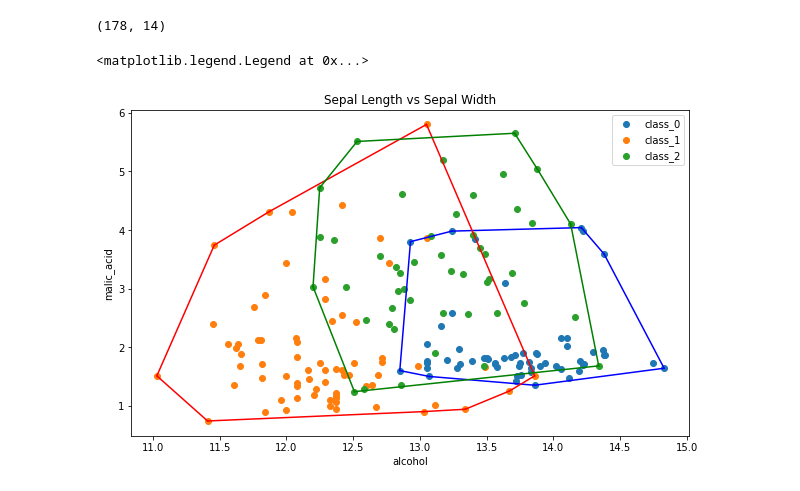
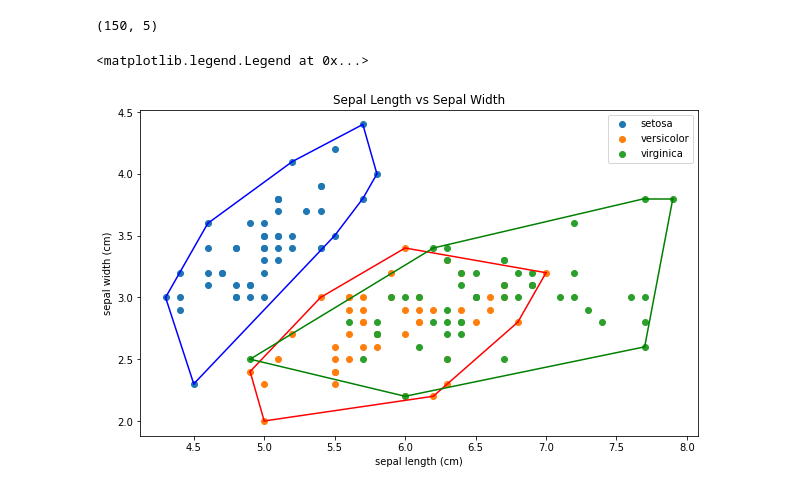
Before and after one commit to kibare/13520111_Tucil2, a Jupyter notebook: src/visualizer.ipynb, the cells around one changed output. Saved outputs shown, nothing was run; the diff lists cells and outputs as text; code cells hidden in the pictures.

```diff
--- a/src/visualizer.ipynb
+++ b/src/visualizer.ipynb
@@ -1,30 +1,30 @@
 # %%
 import matplotlib.pyplot as plt
 from sklearn import datasets
 from convexhull import myHull
 import pandas as pd
 import matplotlib.pyplot as plt
 
-data = datasets.load_wine()
+data = datasets.load_iris()
 df = pd.DataFrame(data.data, columns=data.feature_names)
 df['Target'] = pd.DataFrame(data.target)
 print(df.shape)
 df.head()
 
 plt.figure(figsize = (10, 6))
 colors = ['b','r','g']
 plt.title('Sepal Length vs Sepal Width')
 plt.xlabel(data.feature_names[0])
 plt.ylabel(data.feature_names[1])
 for i in range(len(data.target_names)):
     bucket = df[df['Target'] == i]
     bucket = bucket.iloc[:,[0,1]].values
     hull = myHull(bucket)
     plt.scatter(bucket[:, 0], bucket[:, 1], label=data.target_names[i])
     for simplex in hull:
         plt.plot(bucket[simplex, 0], bucket[simplex, 1], colors[i])
 plt.legend()
 # %% [output]
-(178, 14)
+(150, 5)
 <matplotlib.legend.Legend at 0x...>
-[figure, old version]
+[figure, new version]
```
